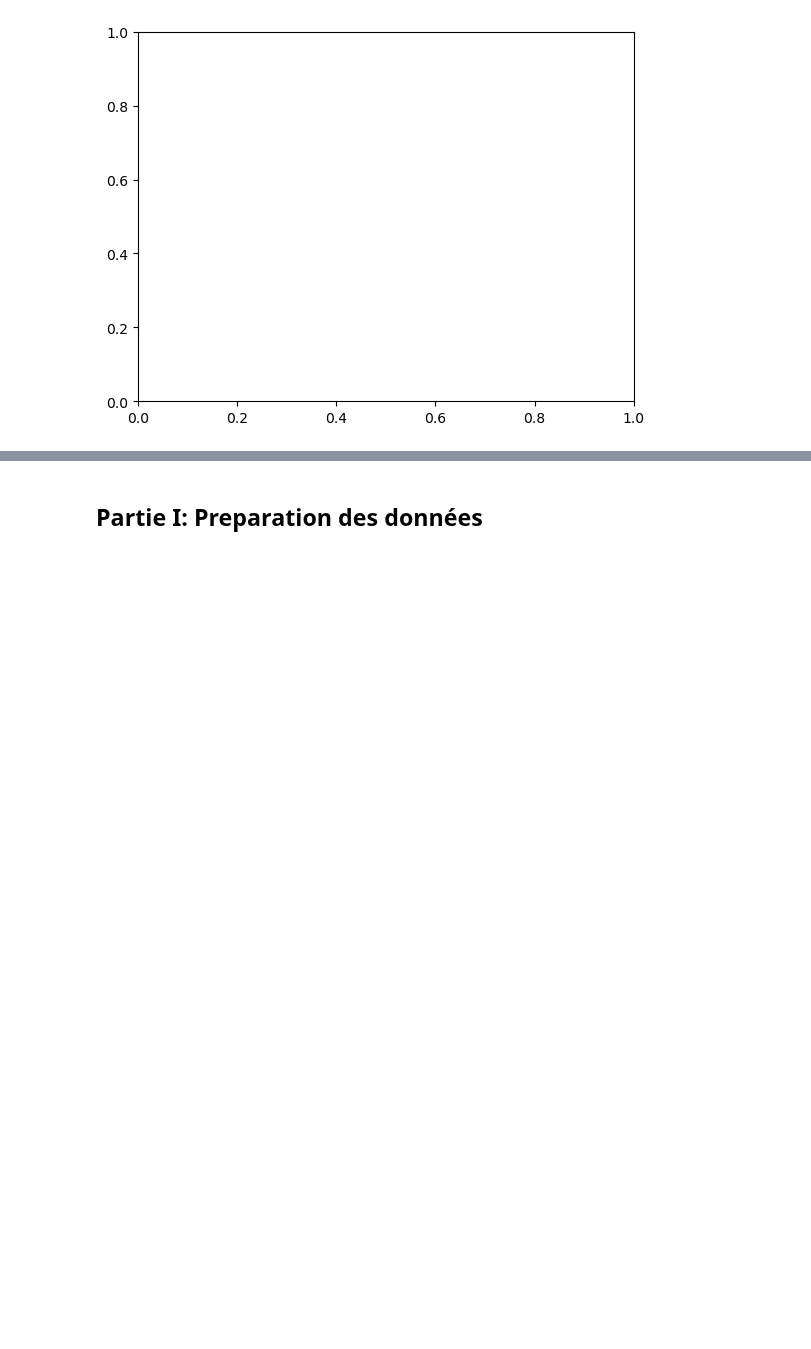
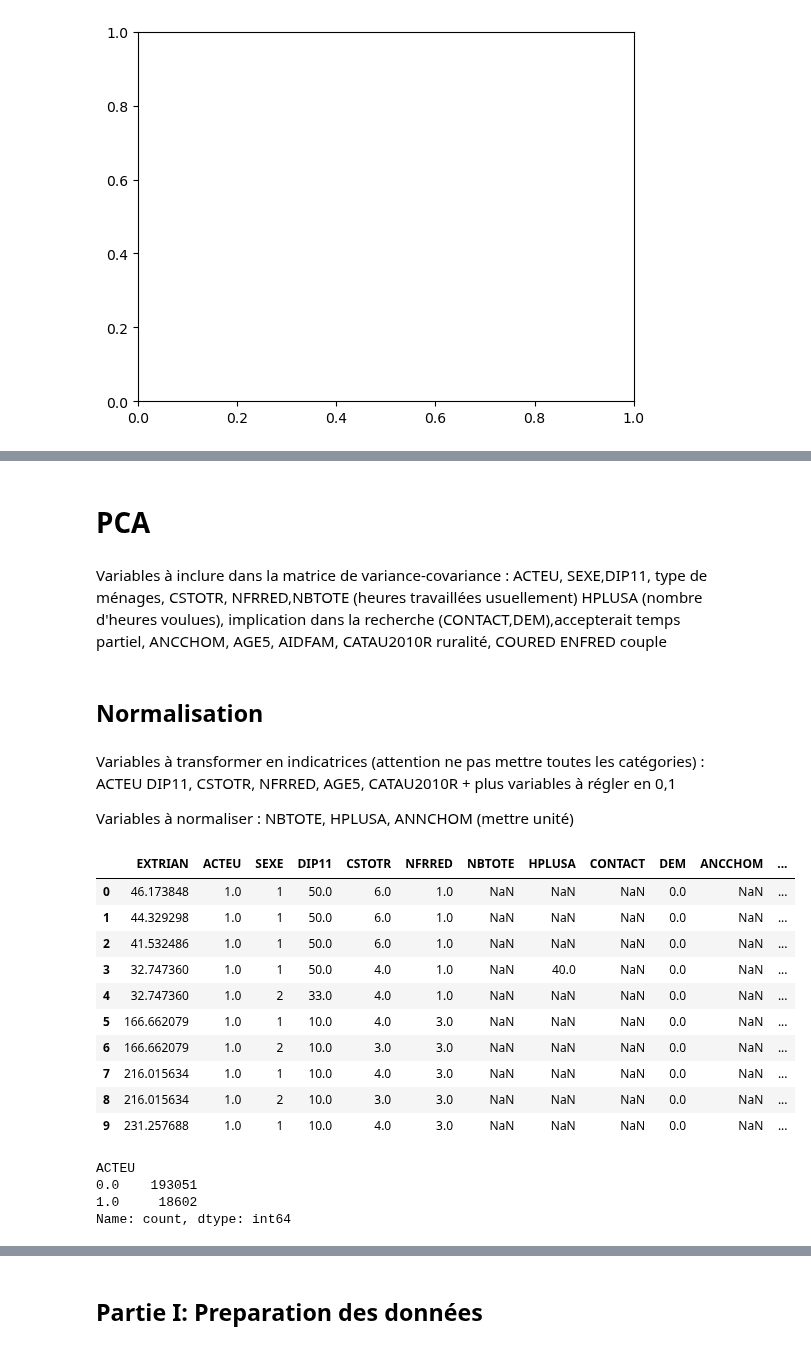
Before and after one commit to Alexis-Barrau/python_ensae, a Jupyter notebook: Scripts/Script first analysis.ipynb, the cells around one changed output, grey strips where cells are left out. Saved outputs shown, nothing was run; the diff lists cells and outputs as text; code cells hidden in the pictures; blank space fills up the shorter version.

```diff
--- a/Scripts/Script first analysis.ipynb
+++ b/Scripts/Script first analysis.ipynb
@@ -94,0 +137,38 @@ EEC_2019[EEC_2019["IDENTM"]==2]
+# %% [markdown]
+# PCA
+# %% [markdown]
+Variables à inclure dans la matrice de variance-covariance : ACTEU, SEXE,DIP11, type de ménages, CSTOTR, NFRRED,NBTOTE (heures travaillées usuellement) HPLUSA (nombre d'heures voulues), implication dans la recherche (CONTACT,DEM),accepterait temps partiel, ANCCHOM, AGE5, AIDFAM, CATAU2010R ruralité, COURED ENFRED couple
+# %% [markdown]
+## Normalisation
+# %% [markdown]
+Variables à transformer en indicatrices (attention ne pas mettre toutes les catégories) : ACTEU DIP11, CSTOTR, NFRRED, AGE5, CATAU2010R + plus variables à régler en 0,1
+
+Variables à normaliser : NBTOTE, HPLUSA, ANNCHOM (mettre unité)
+# %%
+#Création d'une base avec uniquement ACTEU = 1 ou 2 (en emploi ou chômeur)
+EEC_PCA=EEC_2019[(EEC_2019["ACTEU"]==1) | (EEC_2019["ACTEU"]==2)]
+EEC_PCA=pd.DataFrame(EEC_PCA[["EXTRIAN","ACTEU","SEXE","DIP11","CSTOTR","NFRRED","NBTOTE","HPLUSA","CONTACT","DEM",
+"ANCCHOM","AGE5","AIDFAM","CATAU2010R","COURED","ENFRED"]]).reset_index(drop=True)
+EEC_PCA.head(10)
+# %% [output]
+|  | EXTRIAN | ACTEU | SEXE | DIP11 | CSTOTR | NFRRED | NBTOTE | HPLUSA | CONTACT | DEM | ANCCHOM | ... |
+| 0 | 46.173848 | 1.0 | 1 | 50.0 | 6.0 | 1.0 | NaN | NaN | NaN | 0.0 | NaN | ... |
+| 1 | 44.329298 | 1.0 | 1 | 50.0 | 6.0 | 1.0 | NaN | NaN | NaN | 0.0 | NaN | ... |
+| 2 | 41.532486 | 1.0 | 1 | 50.0 | 6.0 | 1.0 | NaN | NaN | NaN | 0.0 | NaN | ... |
+| 3 | 32.747360 | 1.0 | 1 | 50.0 | 4.0 | 1.0 | NaN | 40.0 | NaN | 0.0 | NaN | ... |
+| 4 | 32.747360 | 1.0 | 2 | 33.0 | 4.0 | 1.0 | NaN | NaN | NaN | 0.0 | NaN | ... |
+| 5 | 166.662079 | 1.0 | 1 | 10.0 | 4.0 | 3.0 | NaN | NaN | NaN | 0.0 | NaN | ... |
+| 6 | 166.662079 | 1.0 | 2 | 10.0 | 3.0 | 3.0 | NaN | NaN | NaN | 0.0 | NaN | ... |
+| 7 | 216.015634 | 1.0 | 1 | 10.0 | 4.0 | 3.0 | NaN | NaN | NaN | 0.0 | NaN | ... |
+| 8 | 216.015634 | 1.0 | 2 | 10.0 | 3.0 | 3.0 | NaN | NaN | NaN | 0.0 | NaN | ... |
+| 9 | 231.257688 | 1.0 | 1 | 10.0 | 4.0 | 3.0 | NaN | NaN | NaN | 0.0 | NaN | ... |
+# %%
+#ACTEU
+EEC_PCA.loc[EEC_PCA["ACTEU"]==1, "ACTEU"]=0
+EEC_PCA.loc[EEC_PCA["ACTEU"]==2, "ACTEU"]=1
+EEC_PCA["ACTEU"].value_counts()
+# %% [output]
+ACTEU
+0.0    193051
+1.0     18602
+Name: count, dtype: int64
```
Also changed, not shown: parts of 18 cells of this notebook.
